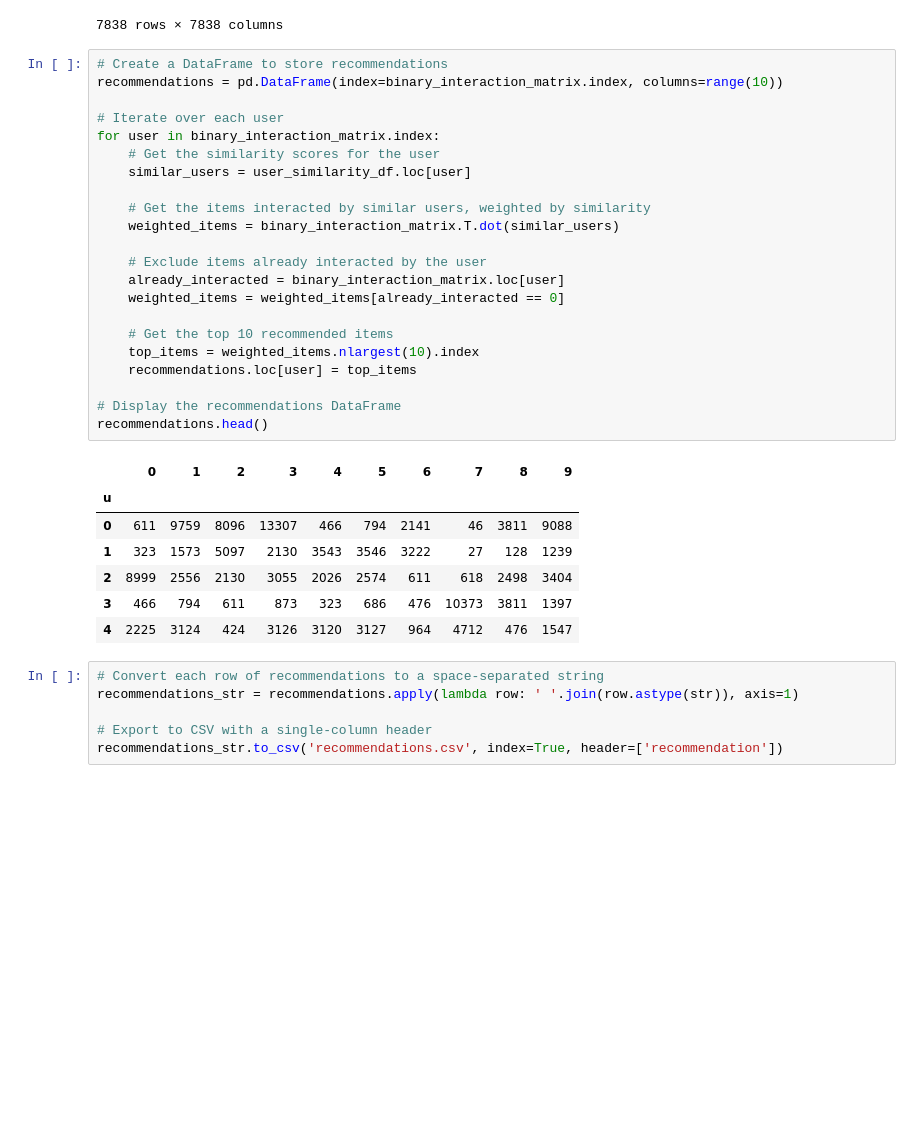
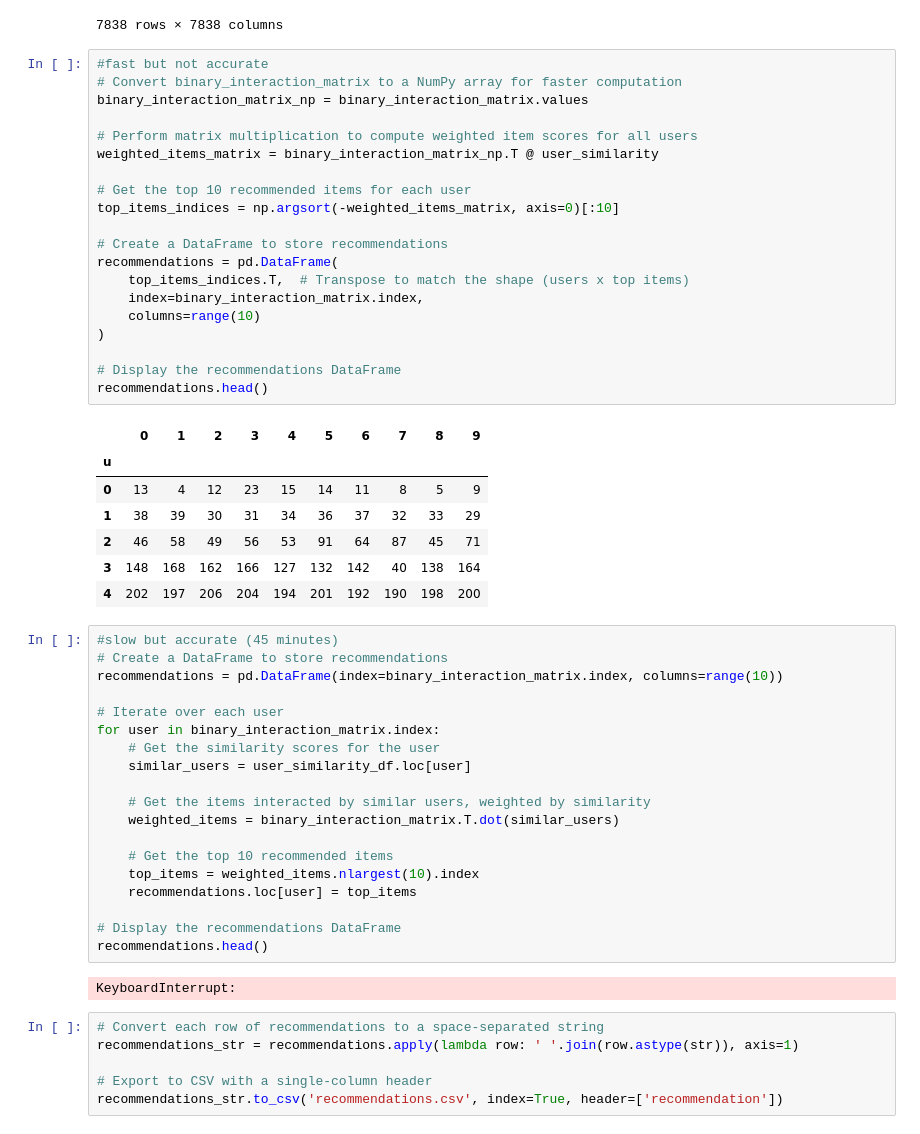
Before and after one commit to gr-oll/EPFL_Apple, a Jupyter notebook: EDA.ipynb, the cells around one changed output. Saved outputs shown, nothing was run; the diff lists cells and outputs as text; blank space fills up the shorter version.

Commit message:
Nice score

```diff
--- a/EDA.ipynb
+++ b/EDA.ipynb
@@ -126,7 +102,36 @@ user_similarity_df
 | 7836 | 0.0 | 0.0 | 0.000000 | 0.0 | 0.0 | 0.0 | 0.0 | 0.0 | 0.0 | 0.0 | ... | ... |
 | 7837 | 0.0 | 0.0 | 0.080845 | 0.0 | 0.0 | 0.0 | 0.0 | 0.0 | 0.0 | 0.0 | ... | ... |
 7838 rows × 7838 columns
+# %%
+#fast but not accurate
+# Convert binary_interaction_matrix to a NumPy array for faster computation
+binary_interaction_matrix_np = binary_interaction_matrix.values
+
+# Perform matrix multiplication to compute weighted item scores for all users
+weighted_items_matrix = binary_interaction_matrix_np.T @ user_similarity
+
+# Get the top 10 recommended items for each user
+top_items_indices = np.argsort(-weighted_items_matrix, axis=0)[:10]
+
+# Create a DataFrame to store recommendations
+recommendations = pd.DataFrame(
+    top_items_indices.T,  # Transpose to match the shape (users x top items)
+    index=binary_interaction_matrix.index,
+    columns=range(10)
+)
+
+# Display the recommendations DataFrame
+recommendations.head()
+# %% [output]
+|  | 0 | 1 | 2 | 3 | 4 | 5 | 6 | 7 | 8 | 9 |
+| u |  |  |  |  |  |  |  |  |  |  |
+| 0 | 13 | 4 | 12 | 23 | 15 | 14 | 11 | 8 | 5 | 9 |
+| 1 | 38 | 39 | 30 | 31 | 34 | 36 | 37 | 32 | 33 | 29 |
+| 2 | 46 | 58 | 49 | 56 | 53 | 91 | 64 | 87 | 45 | 71 |
+| 3 | 148 | 168 | 162 | 166 | 127 | 132 | 142 | 40 | 138 | 164 |
+| 4 | 202 | 197 | 206 | 204 | 194 | 201 | 192 | 190 | 198 | 200 |
 # %%
+#slow but accurate (45 minutes)
 # Create a DataFrame to store recommendations
 recommendations = pd.DataFrame(index=binary_interaction_matrix.index, columns=range(10))
 
@@ -138,10 +143,6 @@ for user in binary_interaction_matrix.index:
     # Get the items interacted by similar users, weighted by similarity
     weighted_items = binary_interaction_matrix.T.dot(similar_users)
 
-    # Exclude items already interacted by the user
-    already_interacted = binary_interaction_matrix.loc[user]
-    weighted_items = weighted_items[already_interacted == 0]
-
     # Get the top 10 recommended items
     top_items = weighted_items.nlargest(10).index
     recommendations.loc[user] = top_items
@@ -149,13 +150,7 @@ for user in binary_interaction_matrix.index:
 # Display the recommendations DataFrame
 recommendations.head()
 # %% [output]
-|  | 0 | 1 | 2 | 3 | 4 | 5 | 6 | 7 | 8 | 9 |
-| u |  |  |  |  |  |  |  |  |  |  |
-| 0 | 611 | 9759 | 8096 | 13307 | 466 | 794 | 2141 | 46 | 3811 | 9088 |
-| 1 | 323 | 1573 | 5097 | 2130 | 3543 | 3546 | 3222 | 27 | 128 | 1239 |
-| 2 | 8999 | 2556 | 2130 | 3055 | 2026 | 2574 | 611 | 618 | 2498 | 3404 |
-| 3 | 466 | 794 | 611 | 873 | 323 | 686 | 476 | 10373 | 3811 | 1397 |
-| 4 | 2225 | 3124 | 424 | 3126 | 3120 | 3127 | 964 | 4712 | 476 | 1547 |
+KeyboardInterrupt:
 # %%
 # Convert each row of recommendations to a space-separated string
 recommendations_str = recommendations.apply(lambda row: ' '.join(row.astype(str)), axis=1)
```
Also changed, not shown: parts of 11 cells of this notebook, 2 other files.
